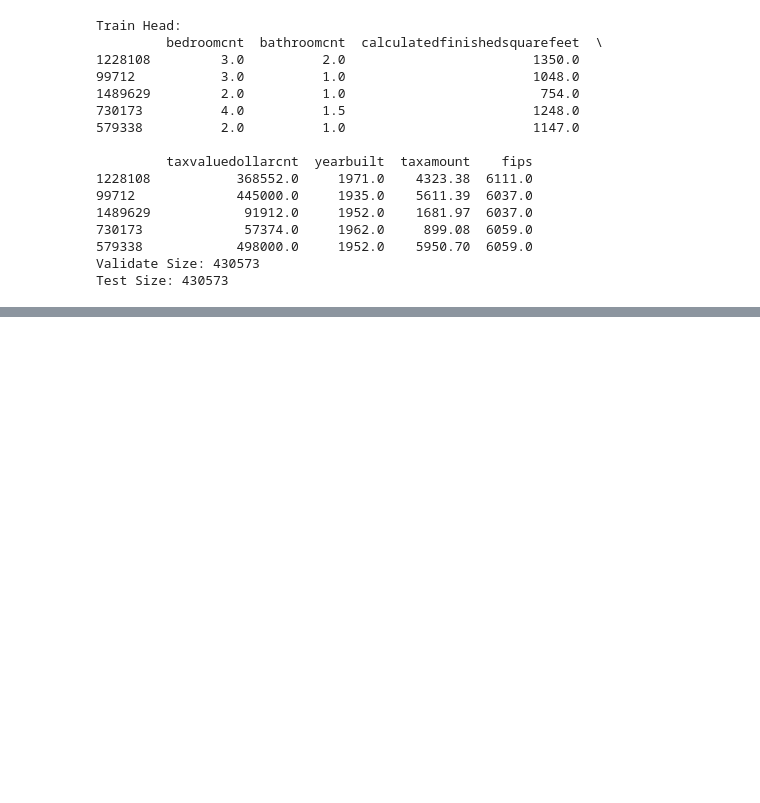
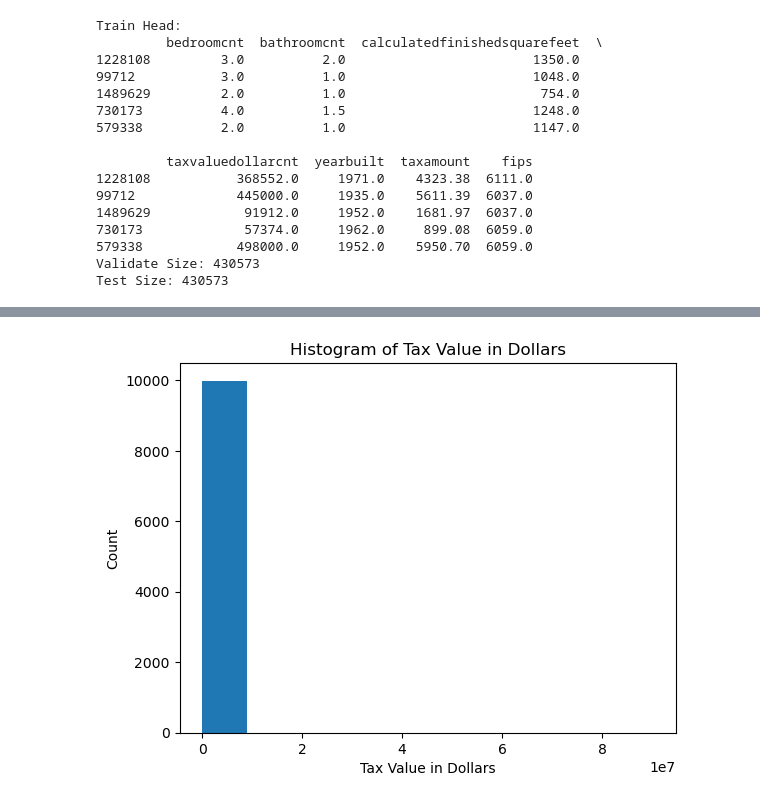
Before and after one commit to JoeyGideon/regression-exercises, a Jupyter notebook: explore.ipynb, the cells around one changed output, grey strips where cells are left out. Saved outputs shown, nothing was run; the diff lists cells and outputs as text; code cells hidden in the pictures; blank space fills up the shorter version.

```diff
--- a/explore.ipynb
+++ b/explore.ipynb
@@ -94,0 +129,10 @@ Test Size: 430573
+# %%
+
+# Histogram of the tax value in dollars
+plt.hist(train.sample(10000)['taxvaluedollarcnt'], bins=10)
+plt.xlabel('Tax Value in Dollars')
+plt.ylabel('Count')
+plt.title('Histogram of Tax Value in Dollars')
+plt.show()
+# %% [output]
+[figure, added]
```
Also changed, not shown: parts of 38 cells of this notebook.
